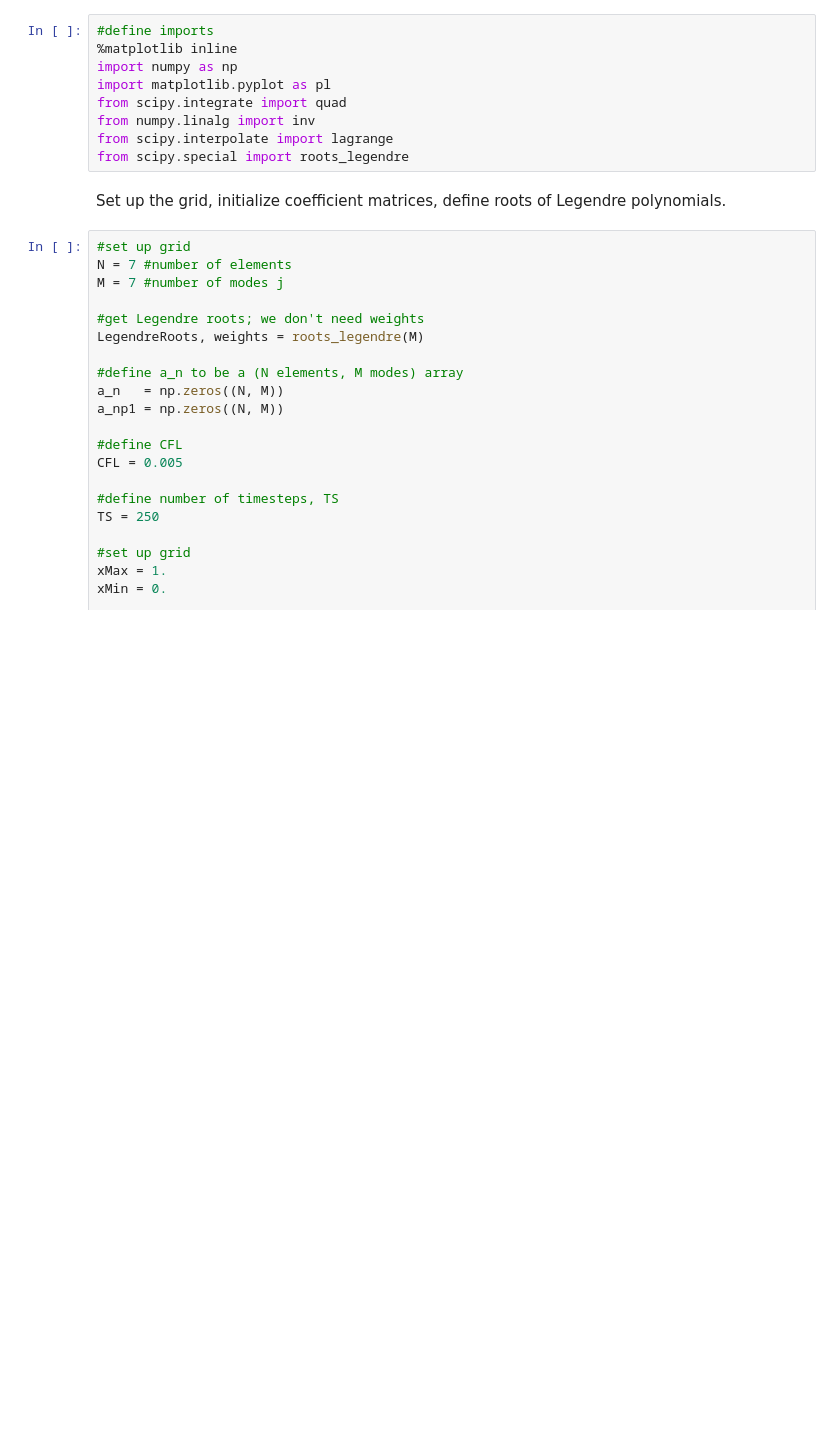
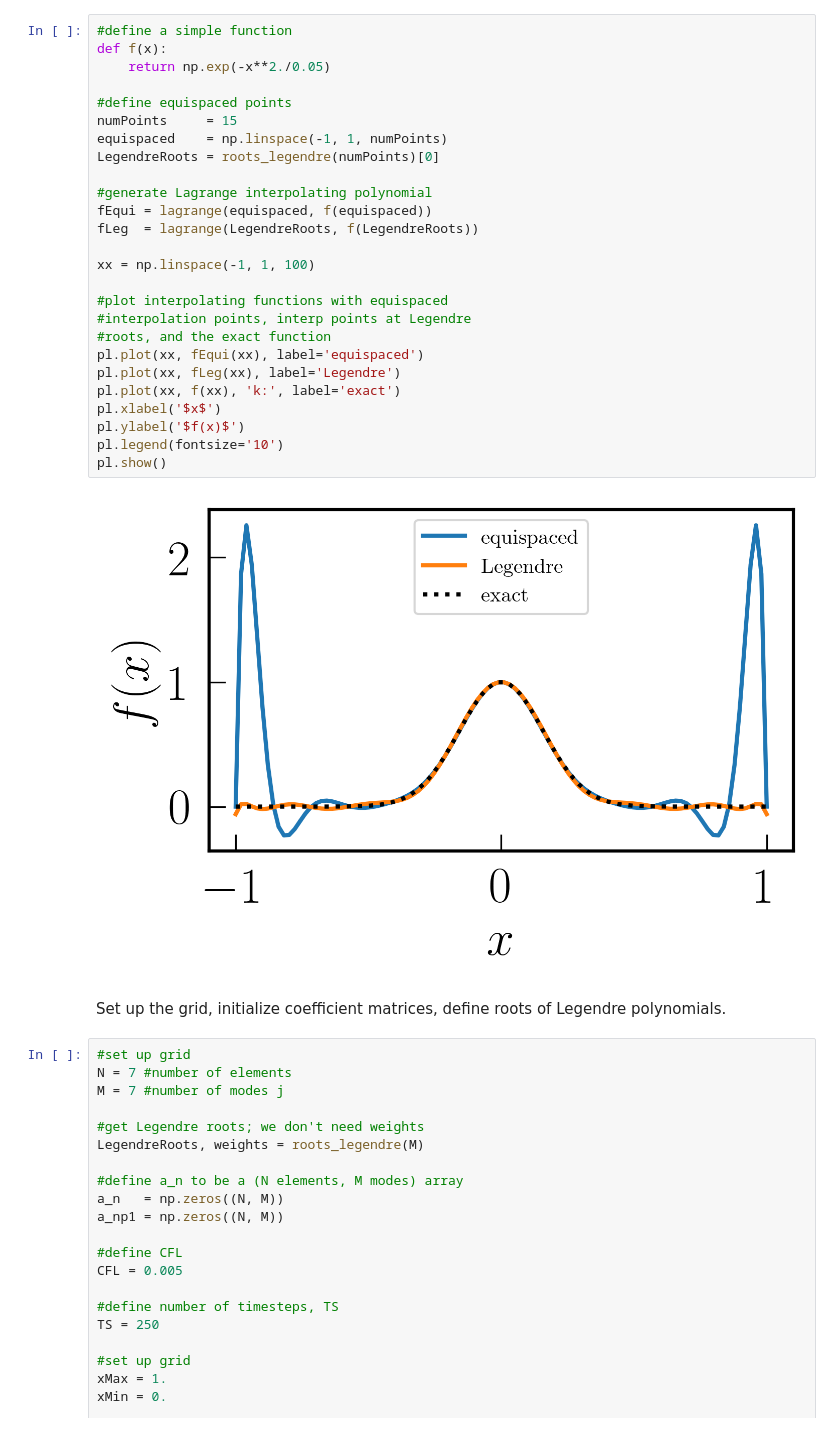
Before and after one commit to aapandy2/dg_tutorial, a Jupyter notebook: DG_lagrange.ipynb, the cells around one changed output. Saved outputs shown, nothing was run; the diff lists cells and outputs as text; blank space fills up the shorter version.

Commit message:
now working on DG_lagrange

```diff
--- a/DG_lagrange.ipynb
+++ b/DG_lagrange.ipynb
@@ -3,12 +65,31 @@
 # %%
-#define imports
-%matplotlib inline
-import numpy as np
-import matplotlib.pyplot as pl
-from scipy.integrate import quad
-from numpy.linalg import inv
-from scipy.interpolate import lagrange
-from scipy.special import roots_legendre
+#define a simple function
+def f(x):
+    return np.exp(-x**2./0.05)
+
+#define equispaced points
+numPoints     = 15
+equispaced    = np.linspace(-1, 1, numPoints)
+LegendreRoots = roots_legendre(numPoints)[0]
+
+#generate Lagrange interpolating polynomial
+fEqui = lagrange(equispaced, f(equispaced))
+fLeg  = lagrange(LegendreRoots, f(LegendreRoots))
+
+xx = np.linspace(-1, 1, 100)
+
+#plot interpolating functions with equispaced
+#interpolation points, interp points at Legendre
+#roots, and the exact function
+pl.plot(xx, fEqui(xx), label='equispaced')
+pl.plot(xx, fLeg(xx), label='Legendre')
+pl.plot(xx, f(xx), 'k:', label='exact')
+pl.xlabel('$x$')
+pl.ylabel('$f(x)$')
+pl.legend(fontsize='10')
+pl.show()
+# %% [output]
+[figure, added]
 # %% [markdown]
 Set up the grid, initialize coefficient matrices, define roots of Legendre polynomials.
 # %%
```
Also changed, not shown: parts of 4 cells of this notebook, 1 other file.
